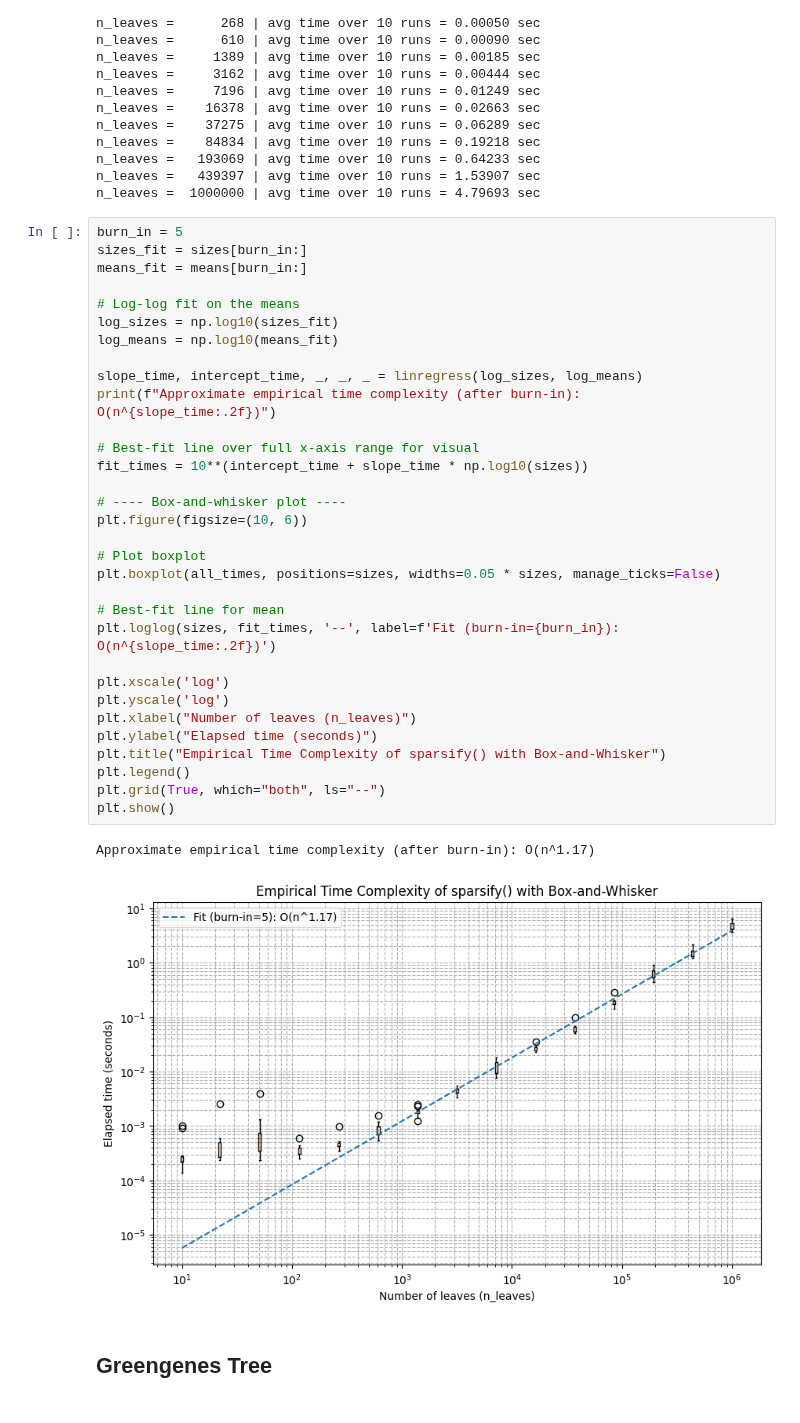
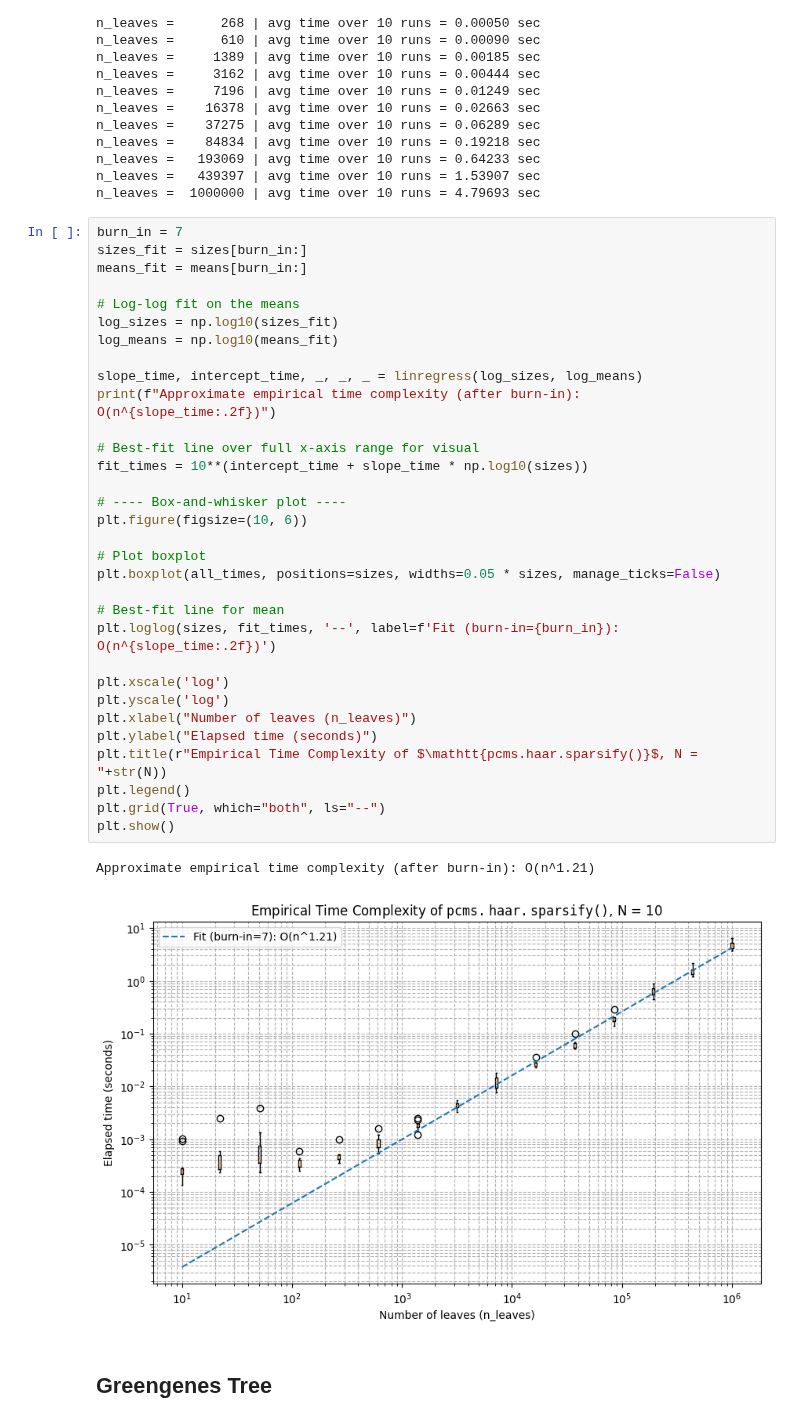
Before and after one commit to spsvihla/pcms, a Jupyter notebook: notebooks/sparsification_example.ipynb, the cells around one changed output. Cells and saved outputs as stored; diff of their text form.

```diff
--- a/notebooks/sparsification_example.ipynb
+++ b/notebooks/sparsification_example.ipynb
@@ -149,40 +149,40 @@ n_leaves =   193069 | avg time over 10 runs = 0.64233 sec
 n_leaves =   439397 | avg time over 10 runs = 1.53907 sec
 n_leaves =  1000000 | avg time over 10 runs = 4.79693 sec
 # %%
-burn_in = 5
+burn_in = 7
 sizes_fit = sizes[burn_in:]
 means_fit = means[burn_in:]
 
 # Log-log fit on the means
 log_sizes = np.log10(sizes_fit)
 log_means = np.log10(means_fit)
 
 slope_time, intercept_time, _, _, _ = linregress(log_sizes, log_means)
 print(f"Approximate empirical time complexity (after burn-in): O(n^{slope_time:.2f})")
 
 # Best-fit line over full x-axis range for visual
 fit_times = 10**(intercept_time + slope_time * np.log10(sizes))
 
 # ---- Box-and-whisker plot ----
 plt.figure(figsize=(10, 6))
 
 # Plot boxplot
 plt.boxplot(all_times, positions=sizes, widths=0.05 * sizes, manage_ticks=False)
 
 # Best-fit line for mean
 plt.loglog(sizes, fit_times, '--', label=f'Fit (burn-in={burn_in}): O(n^{slope_time:.2f})')
 
 plt.xscale('log')
 plt.yscale('log')
 plt.xlabel("Number of leaves (n_leaves)")
 plt.ylabel("Elapsed time (seconds)")
-plt.title("Empirical Time Complexity of sparsify() with Box-and-Whisker")
+plt.title(r"Empirical Time Complexity of $\mathtt{pcms.haar.sparsify()}$, N = "+str(N))
 plt.legend()
 plt.grid(True, which="both", ls="--")
 plt.show()
 # %% [output]
-Approximate empirical time complexity (after burn-in): O(n^1.17)
+Approximate empirical time complexity (after burn-in): O(n^1.21)
-[figure, old version]
+[figure, new version]
 # %% [markdown]
 ## Greengenes Tree
 # %%
```
